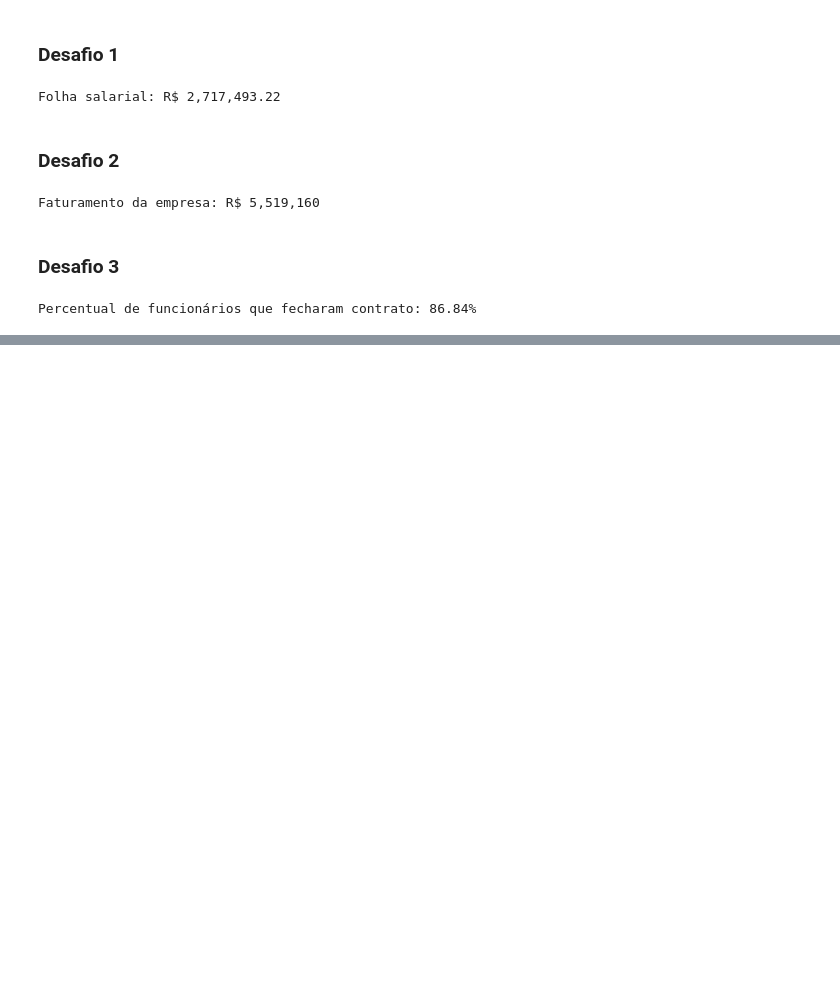
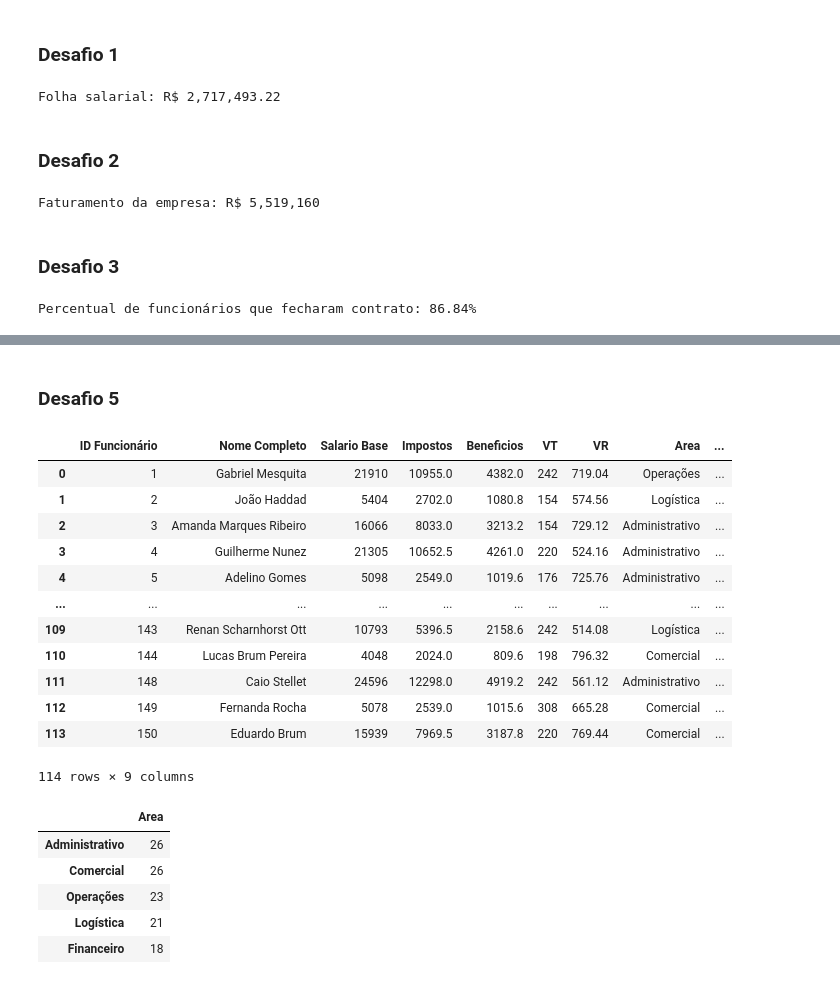
Before and after one commit to yurifalves/Exercicios, a Jupyter notebook: Outros Exercícios/Python/desafiopandas-pi.ipynb, the cells around one changed output, grey strips where cells are left out. Saved outputs shown, nothing was run; the diff lists cells and outputs as text; code cells hidden in the pictures; blank space fills up the shorter version.

```diff
--- a/Outros Exercícios/Python/desafiopandas-pi.ipynb
+++ b/Outros Exercícios/Python/desafiopandas-pi.ipynb
@@ -133,0 +134,26 @@ pass
+# %% [markdown]
+### Desafio 5
+# %%
+display(funcionarios_df)
+qtd_funcionarios = funcionarios_df['Area'].value_counts().to_frame()
+display(qtd_funcionarios)
+# %% [output]
+|  | ID Funcionário | Nome Completo | Salario Base | Impostos | Beneficios | VT | VR | Area | ... |
+| 0 | 1 | Gabriel Mesquita | 21910 | 10955.0 | 4382.0 | 242 | 719.04 | Operações | ... |
+| 1 | 2 | João Haddad | 5404 | 2702.0 | 1080.8 | 154 | 574.56 | Logística | ... |
+| 2 | 3 | Amanda Marques Ribeiro | 16066 | 8033.0 | 3213.2 | 154 | 729.12 | Administrativo | ... |
+| 3 | 4 | Guilherme Nunez | 21305 | 10652.5 | 4261.0 | 220 | 524.16 | Administrativo | ... |
+| 4 | 5 | Adelino Gomes | 5098 | 2549.0 | 1019.6 | 176 | 725.76 | Administrativo | ... |
+| ... | ... | ... | ... | ... | ... | ... | ... | ... | ... |
+| 109 | 143 | Renan Scharnhorst Ott | 10793 | 5396.5 | 2158.6 | 242 | 514.08 | Logística | ... |
+| 110 | 144 | Lucas Brum Pereira | 4048 | 2024.0 | 809.6 | 198 | 796.32 | Comercial | ... |
+| 111 | 148 | Caio Stellet | 24596 | 12298.0 | 4919.2 | 242 | 561.12 | Administrativo | ... |
+| 112 | 149 | Fernanda Rocha | 5078 | 2539.0 | 1015.6 | 308 | 665.28 | Comercial | ... |
+| 113 | 150 | Eduardo Brum | 15939 | 7969.5 | 3187.8 | 220 | 769.44 | Comercial | ... |
+114 rows × 9 columns
+|  | Area |
+| Administrativo | 26 |
+| Comercial | 26 |
+| Operações | 23 |
+| Logística | 21 |
+| Financeiro | 18 |
```
Also changed, not shown: parts of 10 cells of this notebook.
